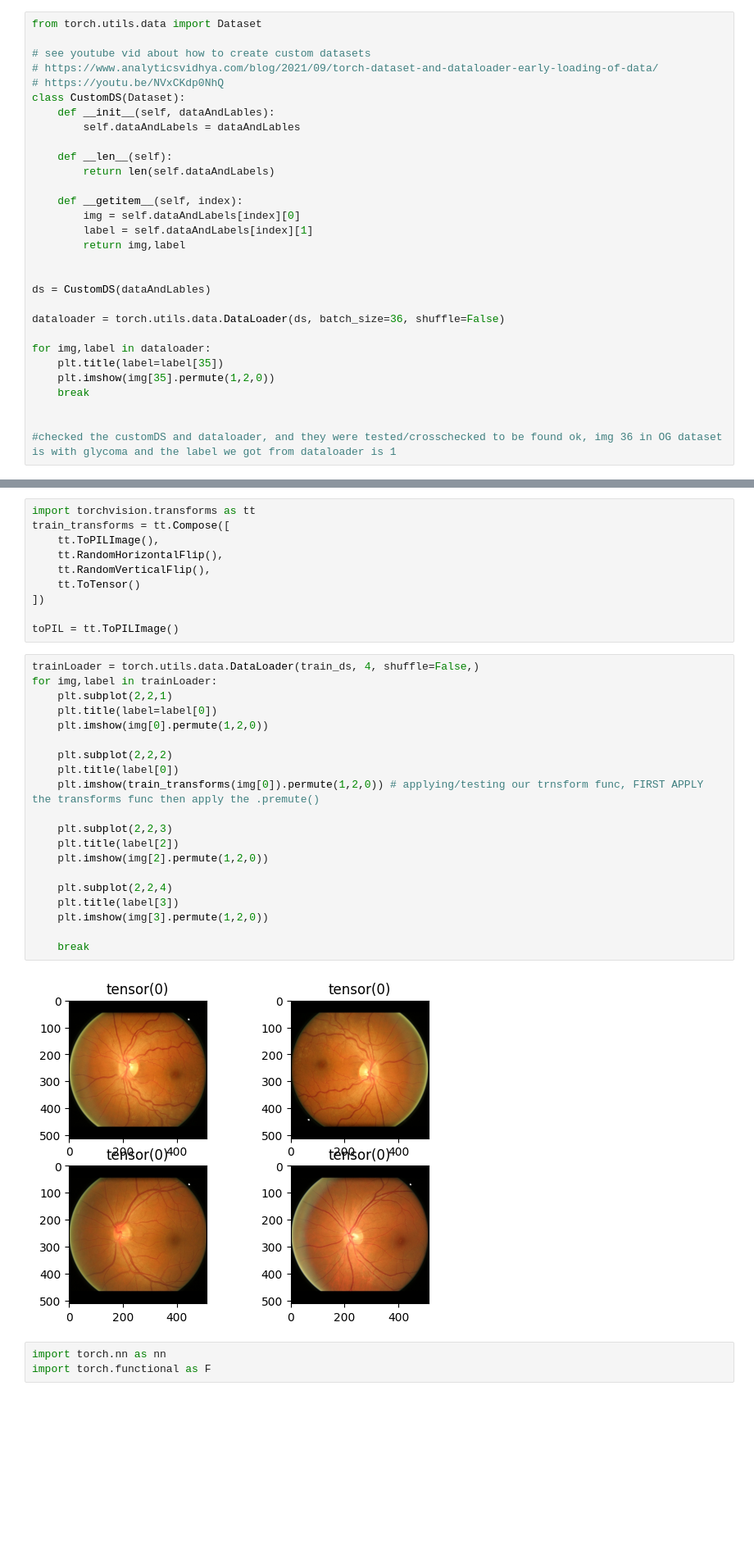
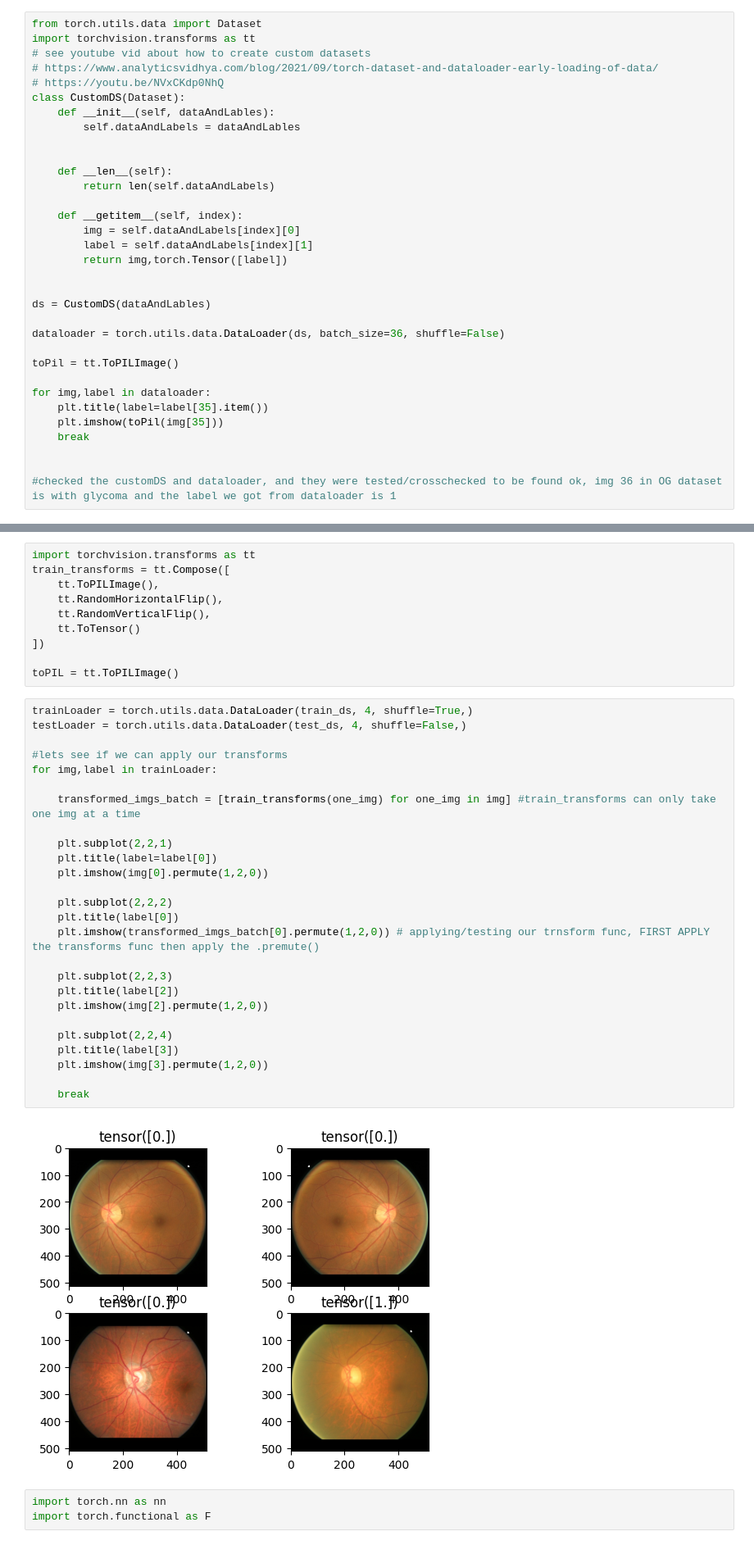
Before and after one commit to OP-75/Glycoma-detection-project, a Jupyter notebook: exploringDataset.ipynb, the cells around one changed output, grey strips where cells are left out. Shown at 82% size. Cells and saved outputs as stored; diff of their text form; blank space fills up the shorter version.

```diff
--- a/exploringDataset.ipynb
+++ b/exploringDataset.ipynb
@@ -113,7 +113,7 @@ tensor(1)
 torch.Size([3, 512, 512])
 # %%
 from torch.utils.data import Dataset
-
+import torchvision.transforms as tt
 # see youtube vid about how to create custom datasets
 # https://www.analyticsvidhya.com/blog/2021/09/torch-dataset-and-dataloader-early-loading-of-data/
 # https://youtu.be/NVxCKdp0NhQ
@@ -121,22 +121,25 @@ class CustomDS(Dataset):
     def __init__(self, dataAndLables):
         self.dataAndLabels = dataAndLables
 
+
     def __len__(self):
         return len(self.dataAndLabels)
 
     def __getitem__(self, index):
         img = self.dataAndLabels[index][0]
         label = self.dataAndLabels[index][1]
-        return img,label
+        return img,torch.Tensor([label])
 
 
 ds = CustomDS(dataAndLables)
 
 dataloader = torch.utils.data.DataLoader(ds, batch_size=36, shuffle=False)
 
+toPil = tt.ToPILImage()
+
 for img,label in dataloader:
-    plt.title(label=label[35])
-    plt.imshow(img[35].permute(1,2,0))
+    plt.title(label=label[35].item())
+    plt.imshow(toPil(img[35]))
     break
 
 
@@ -164,27 +167,33 @@ train_transforms = tt.Compose([
 
 toPIL = tt.ToPILImage()
 # %%
-trainLoader = torch.utils.data.DataLoader(train_ds, 4, shuffle=False,)
+trainLoader = torch.utils.data.DataLoader(train_ds, 4, shuffle=True,)
+testLoader = torch.utils.data.DataLoader(test_ds, 4, shuffle=False,)
+
+#lets see if we can apply our transforms
 for img,label in trainLoader:
+
+    transformed_imgs_batch = [train_transforms(one_img) for one_img in img] #train_transforms can only take one img at a time
+
     plt.subplot(2,2,1)
     plt.title(label=label[0])
     plt.imshow(img[0].permute(1,2,0))
 
     plt.subplot(2,2,2)
     plt.title(label[0])
-    plt.imshow(train_transforms(img[0]).permute(1,2,0)) # applying/testing our trnsform func, FIRST APPLY the transforms func then apply the .premute()
+    plt.imshow(transformed_imgs_batch[0].permute(1,2,0)) # applying/testing our trnsform func, FIRST APPLY the transforms func then apply the .premute()
 
     plt.subplot(2,2,3)
     plt.title(label[2])
     plt.imshow(img[2].permute(1,2,0))
 
     plt.subplot(2,2,4)
     plt.title(label[3])
     plt.imshow(img[3].permute(1,2,0))
 
     break
 # %% [output]
-[figure, old version]
+[figure, new version]
 # %%
 import torch.nn as nn
 import torch.functional as F
```
Also changed, not shown: parts of 9 cells of this notebook, 2 other files.
